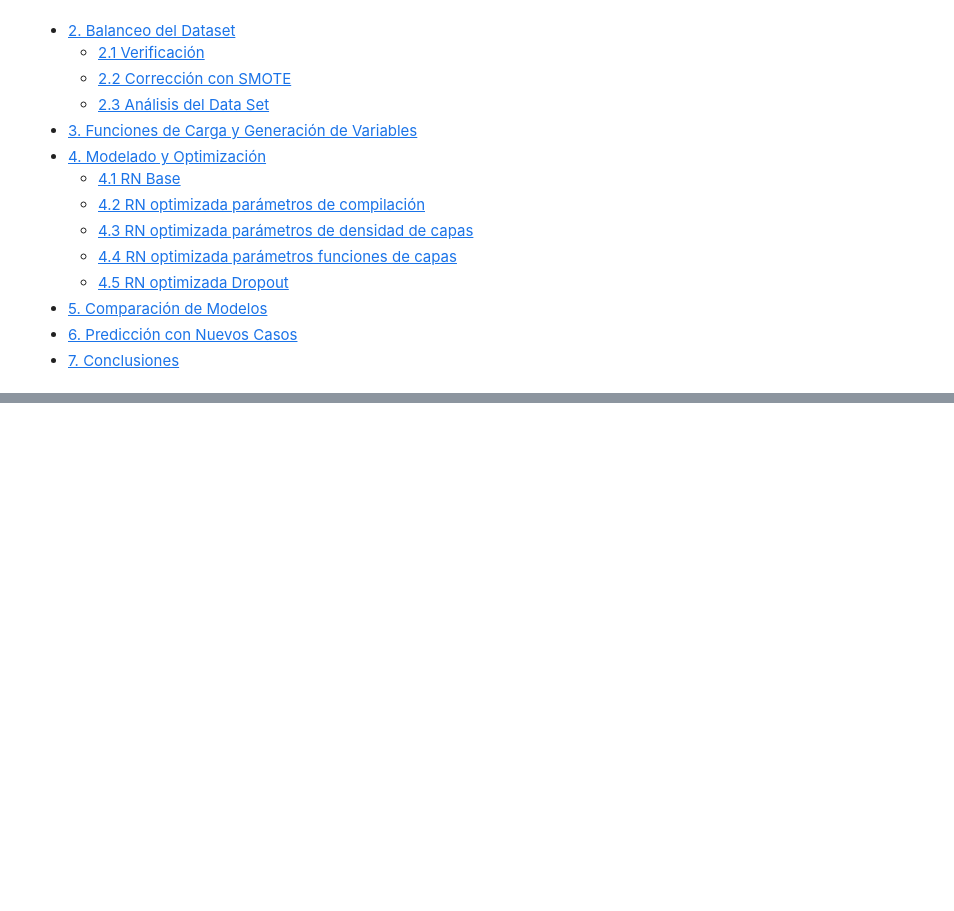
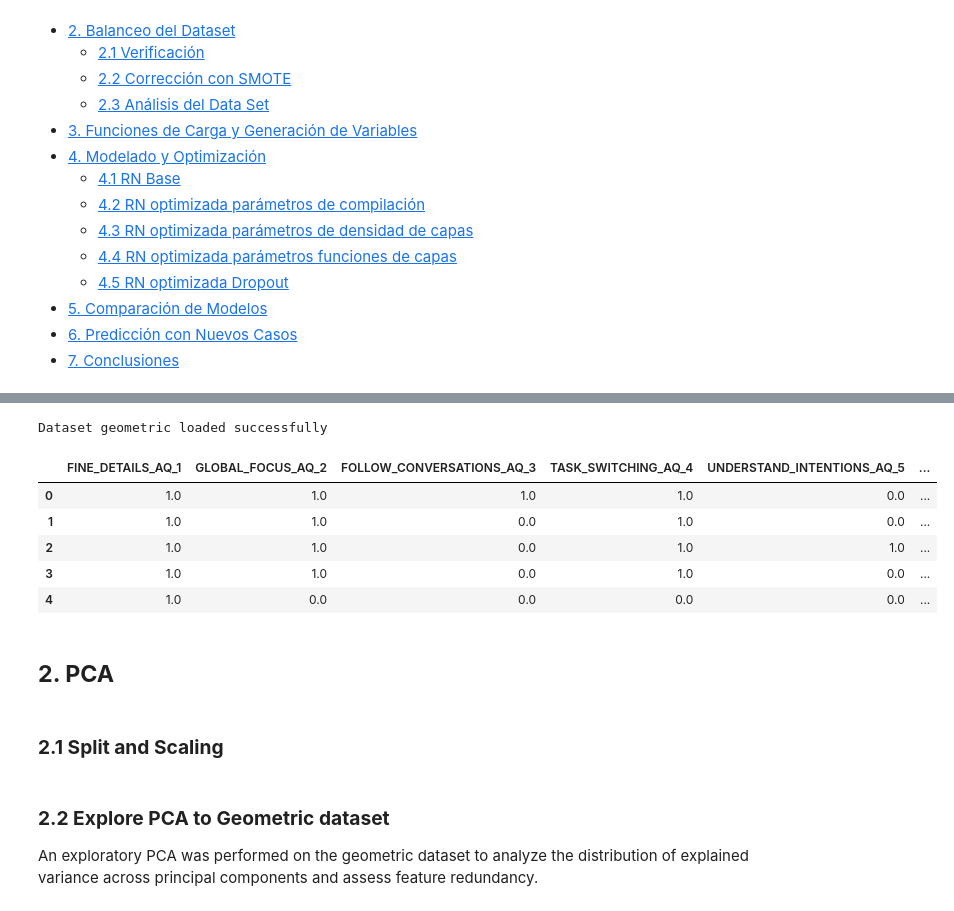
Before and after one commit to PaulSebastian9720/Autism-screaning-adult-analysis, a Jupyter notebook: notebooks/3_Modeling_&&_Predictions.ipynb, the cells around one changed output, grey strips where cells are left out. Drawn from its saved outputs; the diff is of its cells as text; code cells hidden in the pictures; blank space fills up the shorter version.

```diff
--- a/notebooks/3_Modeling_&&_Predictions.ipynb
+++ b/notebooks/3_Modeling_&&_Predictions.ipynb
@@ -942,0 +71,16 @@ Los casos reales evidencian la capacidad del modelo para discriminar perfiles di
+# %%
+df_geometric = pd.read_csv("../_attachments/datasets/data-set-bayesian-labels.csv", sep=',')
+print("Dataset geometric loaded successfully")
+df_geometric.head()
+# %% [output]
+Dataset geometric loaded successfully
+|  | FINE_DETAILS_AQ_1 | GLOBAL_FOCUS_AQ_2 | FOLLOW_CONVERSATIONS_AQ_3 | TASK_SWITCHING_AQ_4 | UNDERSTAND_INTENTIONS_AQ_5 | ... |
+| 0 | 1.0 | 1.0 | 1.0 | 1.0 | 0.0 | ... |
+| 1 | 1.0 | 1.0 | 0.0 | 1.0 | 0.0 | ... |
+| 2 | 1.0 | 1.0 | 0.0 | 1.0 | 1.0 | ... |
+| 3 | 1.0 | 1.0 | 0.0 | 1.0 | 0.0 | ... |
+| 4 | 1.0 | 0.0 | 0.0 | 0.0 | 0.0 | ... |
+# %% [markdown]
+## <span id="sec2"></span> **2. PCA**
+# %% [markdown]
+### <span id="sec21"></span> **2.1 Split and Scaling**
@@ -942,0 +108,3 @@ Los casos reales evidencian la capacidad del modelo para discriminar perfiles di
+# %% [markdown]
+### <span id="sec22"></span> **2.2 Explore PCA to Geometric dataset**
+An exploratory PCA was performed on the geometric dataset to analyze the distribution of explained variance across principal components and assess feature redundancy.
```
Also changed, not shown: parts of 61 cells of this notebook, 1 other file.
